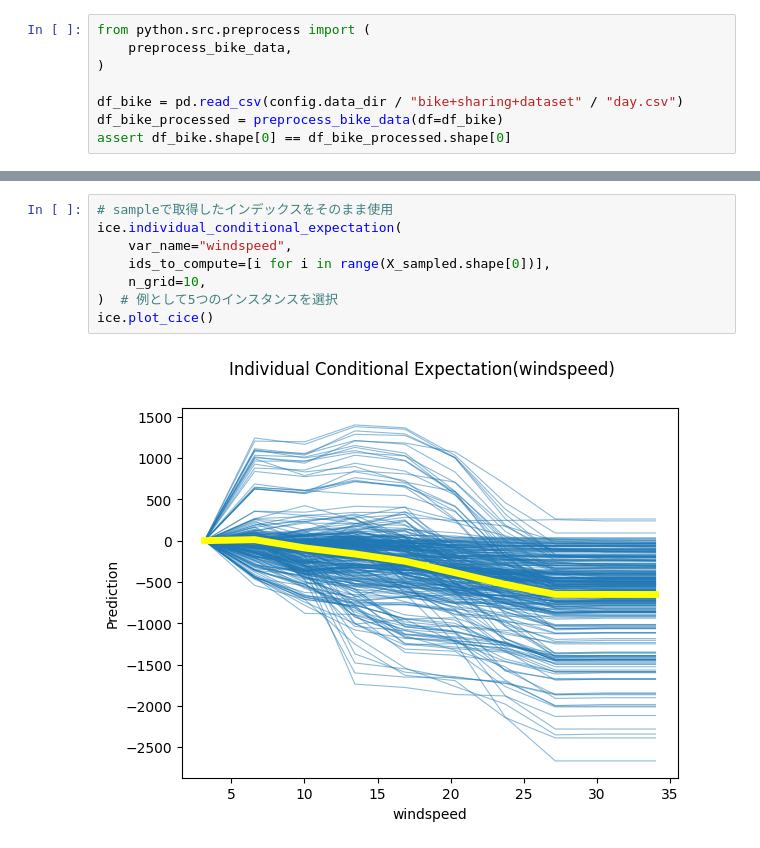
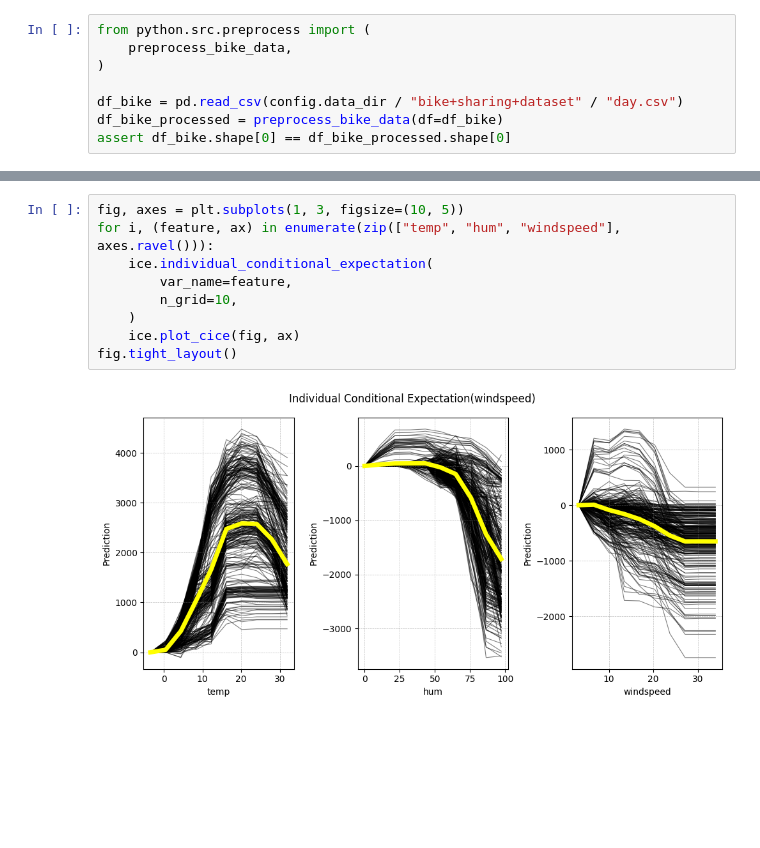
Before and after one commit to shimkoji/Interpretable-machine-learning-by-python, a Jupyter notebook: python/notebook/9.1 ICE.ipynb, the cells around one changed output, grey strips where cells are left out. Drawn from its saved outputs; the diff is of its cells as text; blank space fills up the shorter version.

```diff
--- a/python/notebook/9.1 ICE.ipynb
+++ b/python/notebook/9.1 ICE.ipynb
@@ -172,10 +114,11 @@ ice.plot()
-# %%
-# sampleで取得したインデックスをそのまま使用
-ice.individual_conditional_expectation(
-    var_name="windspeed",
-    ids_to_compute=[i for i in range(X_sampled.shape[0])],
-    n_grid=10,
-)  # 例として5つのインスタンスを選択
-ice.plot_cice()
-# %% [output]
-[figure, removed]
+# %%
+fig, axes = plt.subplots(1, 3, figsize=(10, 5))
+for i, (feature, ax) in enumerate(zip(["temp", "hum", "windspeed"], axes.ravel())):
+    ice.individual_conditional_expectation(
+        var_name=feature,
+        n_grid=10,
+    )
+    ice.plot_cice(fig, ax)
+fig.tight_layout()
+# %% [output]
+[figure, added]
```
Also changed, not shown: parts of 13 cells of this notebook.
